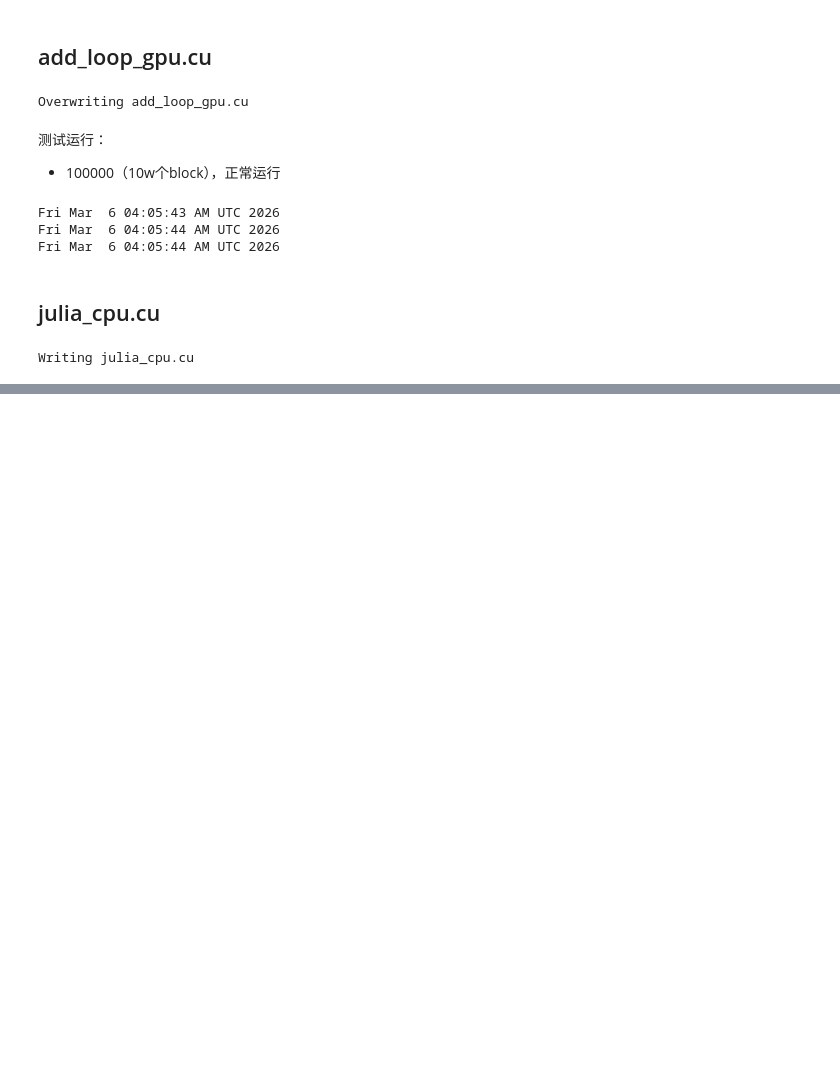
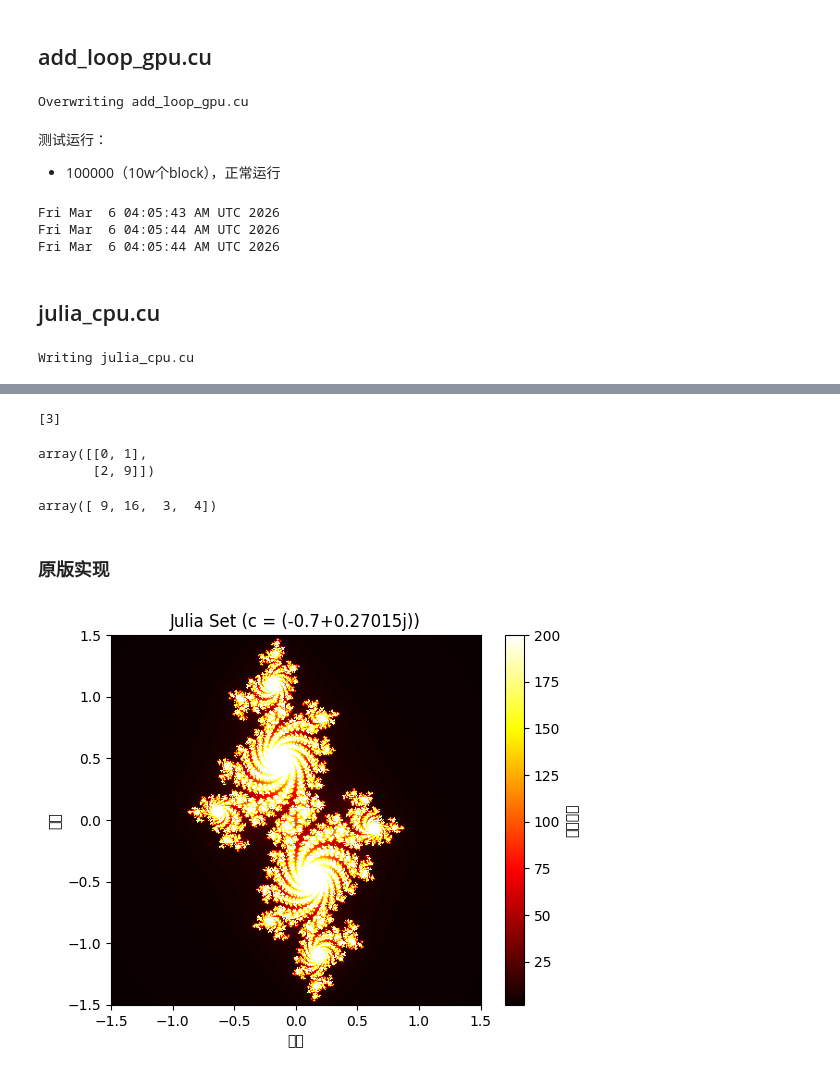
Before and after one commit to fssdfhsdfsdk/CUDA-by-Example-source-code-for-the-book-s-examples-, a Jupyter notebook: chapter04/test_cuda.ipynb, the cells around one changed output, grey strips where cells are left out. Cells and saved outputs as stored; diff of their text form; code cells hidden in the pictures; blank space fills up the shorter version.

```diff
--- a/chapter04/test_cuda.ipynb
+++ b/chapter04/test_cuda.ipynb
@@ -320,0 +558,23 @@ The following NEW packages will be installed:
+# %%
+
+a = np.arange(4).reshape((2, 2))
+
+# a[b] 会提取出所有对应位置为 True 的元素。
+# 注意： 无论原数组是几维，筛选后的结果都会被“展平”为一个一维数组。
+b = a > 2
+print(a[b])
+a[b] = a[b] ** 2
+a
+# %% [output]
+[3]
+array([[0, 1],
+       [2, 9]])
+# %%
+a = np.array([1, 2, 3, 4])
+b = [True, True, False, False]  # 选前两个位置
+c = [False, False, True, True]  # 选后两个位置
+
+a[b] = a[c] ** 2
+a
+# %% [output]
+array([ 9, 16,  3,  4])
@@ -320,0 +621,51 @@ The following NEW packages will be installed:
+# %% [markdown]
+### 原版实现
+# %%
+import numpy as np
+import matplotlib.pyplot as plt
+
+def julia_set(c, width, height, zoom, max_iter):
+    # 创建复平面上的网格
+    x = np.linspace(-zoom, zoom, width)
+    y = np.linspace(-zoom, zoom, height)
+    X, Y = np.meshgrid(x, y)
+    Z = X + 1j * Y
+
+    # 初始化迭代次数矩阵
+    M = np.zeros((width, height))
+
+    # 对每个点进行迭代
+    for i in range(width):
+        for j in range(height):
+            z = Z[i, j]
+            for k in range(max_iter):
+                # 核心迭代方程：z = z^2 + c
+                z = z**2 + c
+                # 如果发散（趋向无穷大，通常模大于 2 即视为发散）
+                if abs(z) > 200:
+                    M[i, j] = k
+                    break
+            else:
+                # 如果保持有界（达到最大迭代次数仍未发散）
+                M[i, j] = max_iter
+
+    return M
+
+# 参数设置
+c = complex(-0.7, 0.27015)  # 复数常数，改变此值可得到不同形状的 Julia 集
+width, height = 400, 400    # 图像分辨率
+zoom = 1.5                  # 视图缩放
+max_iter = 200              # 最大迭代次数
+
+# 生成数据
+J = julia_set(c, width, height, zoom, max_iter)
+
+# 绘制图像
+plt.imshow(J.T, extent=[-zoom, zoom, -zoom, zoom], cmap='hot', origin='lower')
+plt.colorbar(label='迭代次数')
+plt.title(f'Julia Set (c = {c})')
+plt.xlabel('实部')
+plt.ylabel('虚部')
+plt.show()
+# %% [output]
+[figure, added]
```
Also changed, not shown: parts of 21 cells of this notebook, 3 other files.
